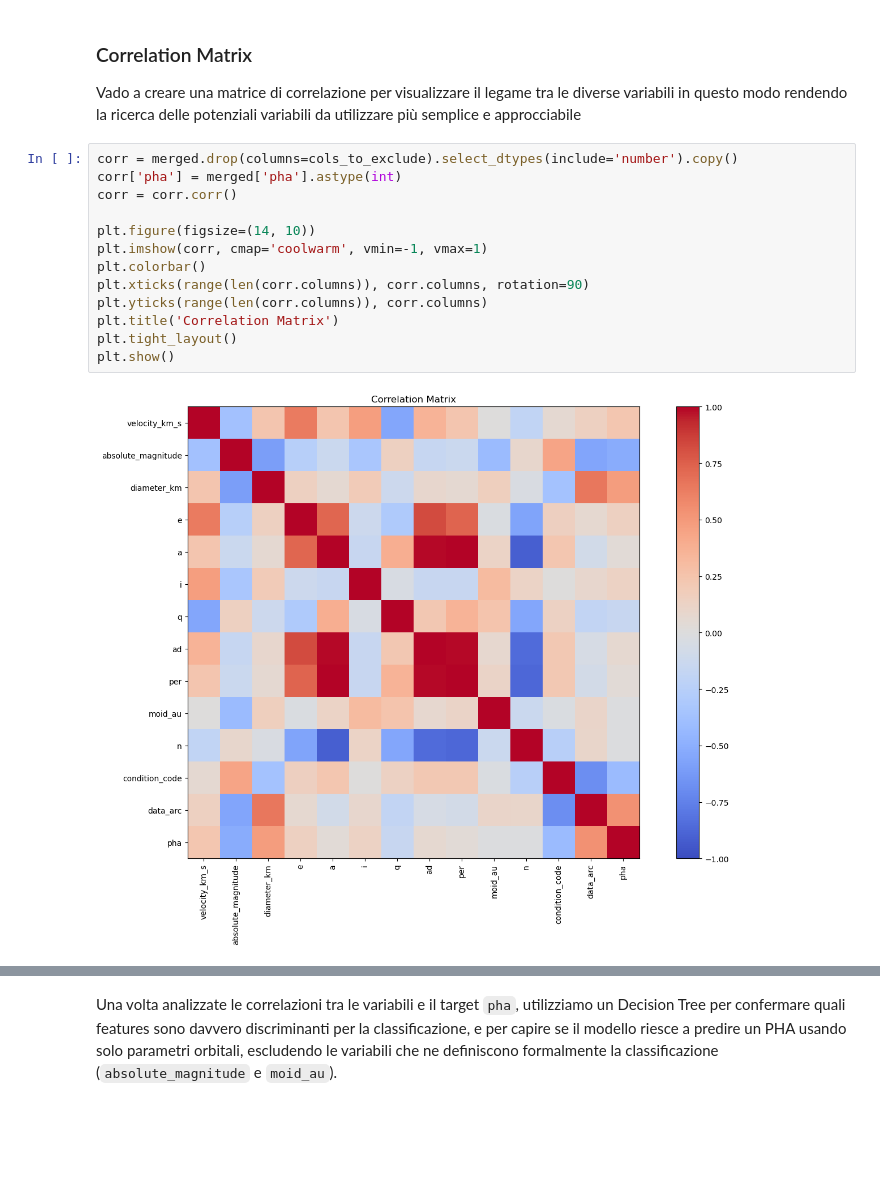
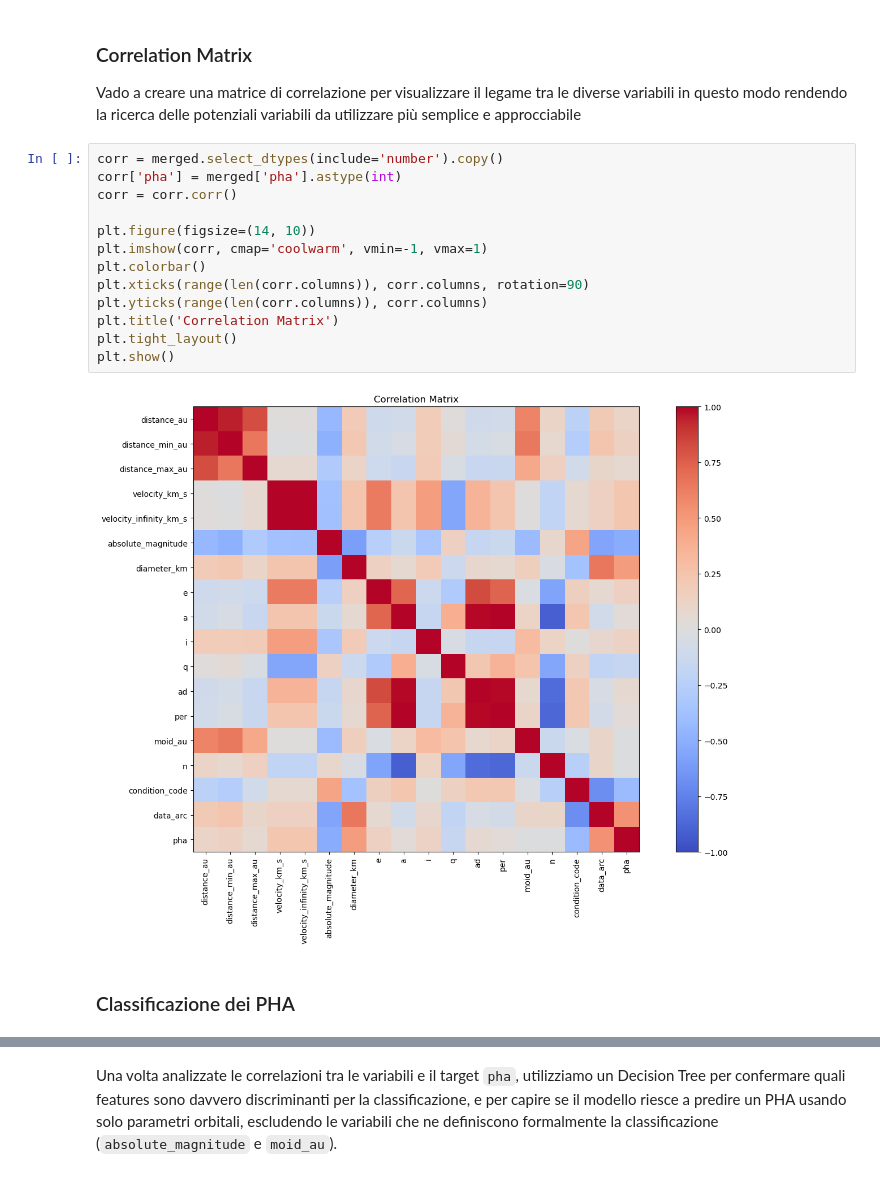
Before and after one commit to k3lly200413-2/Progetto_Nasa_Data_Intensive, a Jupyter notebook: Untitled.ipynb, the cells around one changed output, grey strips where cells are left out. Saved outputs shown, nothing was run; the diff lists cells and outputs as text; blank space fills up the shorter version.

```diff
--- a/Untitled.ipynb
+++ b/Untitled.ipynb
@@ -749,20 +778,22 @@ plt.show()
 ### Correlation Matrix
 Vado a creare una matrice di correlazione per visualizzare il legame tra le diverse variabili in questo modo rendendo la ricerca delle potenziali variabili da utilizzare più semplice e approcciabile
 # %%
-corr = merged.drop(columns=cols_to_exclude).select_dtypes(include='number').copy()
+corr = merged.select_dtypes(include='number').copy()
 corr['pha'] = merged['pha'].astype(int)
 corr = corr.corr()
 
 plt.figure(figsize=(14, 10))
 plt.imshow(corr, cmap='coolwarm', vmin=-1, vmax=1)
 plt.colorbar()
 plt.xticks(range(len(corr.columns)), corr.columns, rotation=90)
 plt.yticks(range(len(corr.columns)), corr.columns)
 plt.title('Correlation Matrix')
 plt.tight_layout()
 plt.show()
 # %% [output]
-[figure, old version]
+[figure, new version]
+# %% [markdown]
+### Classificazione dei PHA
 # %%
 corr['pha'].sort_values(ascending=False)
 # %% [output]
```
Also changed, not shown: parts of 137 cells of this notebook.
